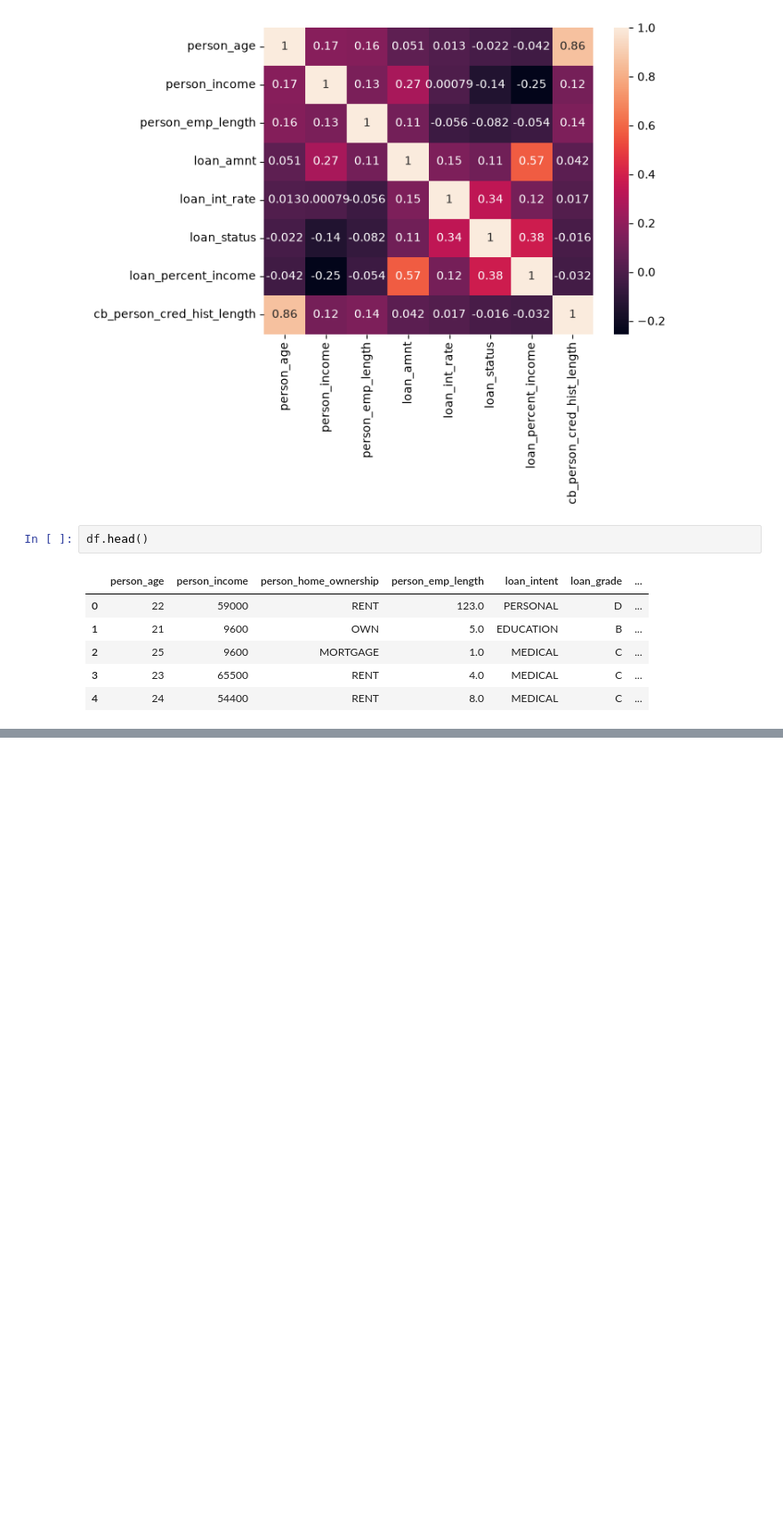
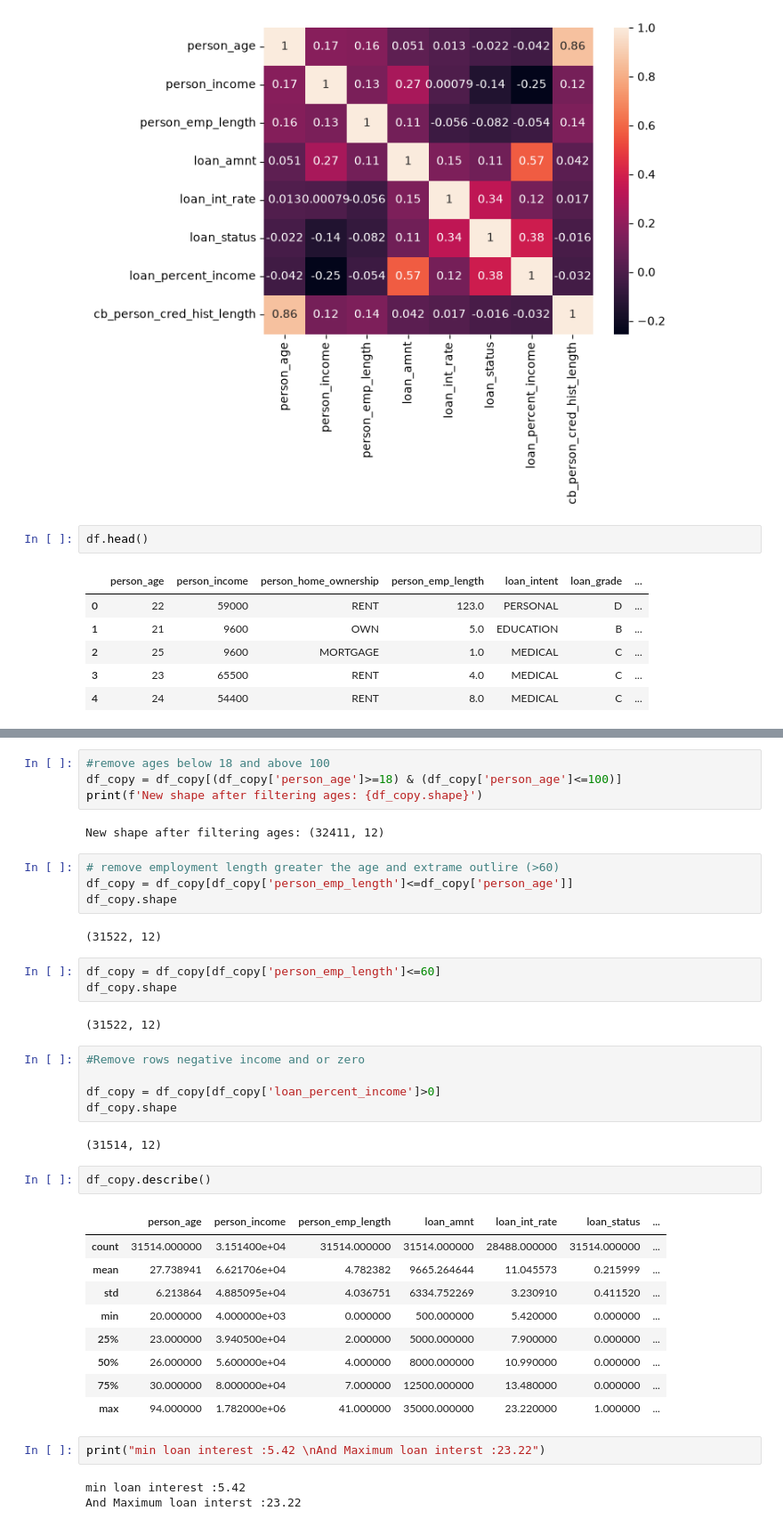
Before and after one commit to subhajit404/Credit-Risk-ML-System, a Jupyter notebook: main.ipynb, the cells around one changed output, grey strips where cells are left out. Shown at 89% size. Drawn from its saved outputs; the diff is of its cells as text; blank space fills up the shorter version.

Commit message:
Add Data Validation & Outlire Handling

```diff
--- a/main.ipynb
+++ b/main.ipynb
@@ -135,0 +151,41 @@ df.head()
+# %%
+#remove ages below 18 and above 100
+df_copy = df_copy[(df_copy['person_age']>=18) & (df_copy['person_age']<=100)]
+print(f'New shape after filtering ages: {df_copy.shape}')
+# %% [output]
+New shape after filtering ages: (32411, 12)
+# %%
+# remove employment length greater the age and extrame outlire (>60)
+df_copy = df_copy[df_copy['person_emp_length']<=df_copy['person_age']]
+df_copy.shape
+# %% [output]
+(31522, 12)
+# %%
+df_copy = df_copy[df_copy['person_emp_length']<=60]
+df_copy.shape
+# %% [output]
+(31522, 12)
+# %%
+#Remove rows negative income and or zero
+
+df_copy = df_copy[df_copy['loan_percent_income']>0]
+df_copy.shape
+# %% [output]
+(31514, 12)
+# %%
+df_copy.describe()
+# %% [output]
+|  | person_age | person_income | person_emp_length | loan_amnt | loan_int_rate | loan_status | ... |
+| count | 31514.000000 | 3.151400e+04 | 31514.000000 | 31514.000000 | 28488.000000 | 31514.000000 | ... |
+| mean | 27.738941 | 6.621706e+04 | 4.782382 | 9665.264644 | 11.045573 | 0.215999 | ... |
+| std | 6.213864 | 4.885095e+04 | 4.036751 | 6334.752269 | 3.230910 | 0.411520 | ... |
+| min | 20.000000 | 4.000000e+03 | 0.000000 | 500.000000 | 5.420000 | 0.000000 | ... |
+| 25% | 23.000000 | 3.940500e+04 | 2.000000 | 5000.000000 | 7.900000 | 0.000000 | ... |
+| 50% | 26.000000 | 5.600000e+04 | 4.000000 | 8000.000000 | 10.990000 | 0.000000 | ... |
+| 75% | 30.000000 | 8.000000e+04 | 7.000000 | 12500.000000 | 13.480000 | 0.000000 | ... |
+| max | 94.000000 | 1.782000e+06 | 41.000000 | 35000.000000 | 23.220000 | 1.000000 | ... |
+# %%
+print("min loan interest :5.42 \nAnd Maximum loan interst :23.22")
+# %% [output]
+min loan interest :5.42
+And Maximum loan interst :23.22
```
Also changed, not shown: parts of 3 cells of this notebook.
